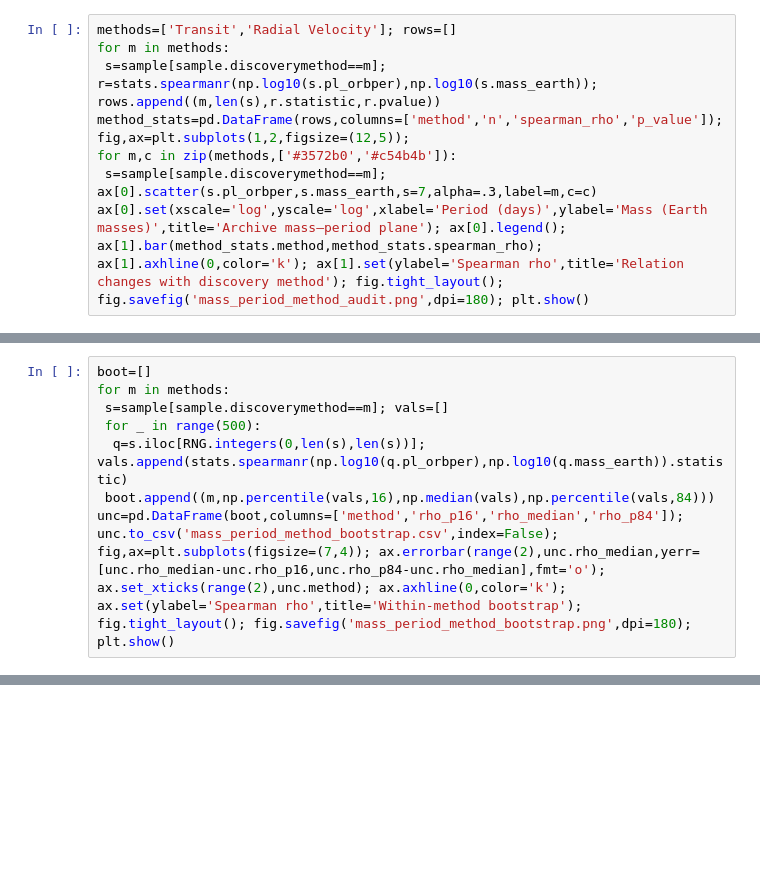
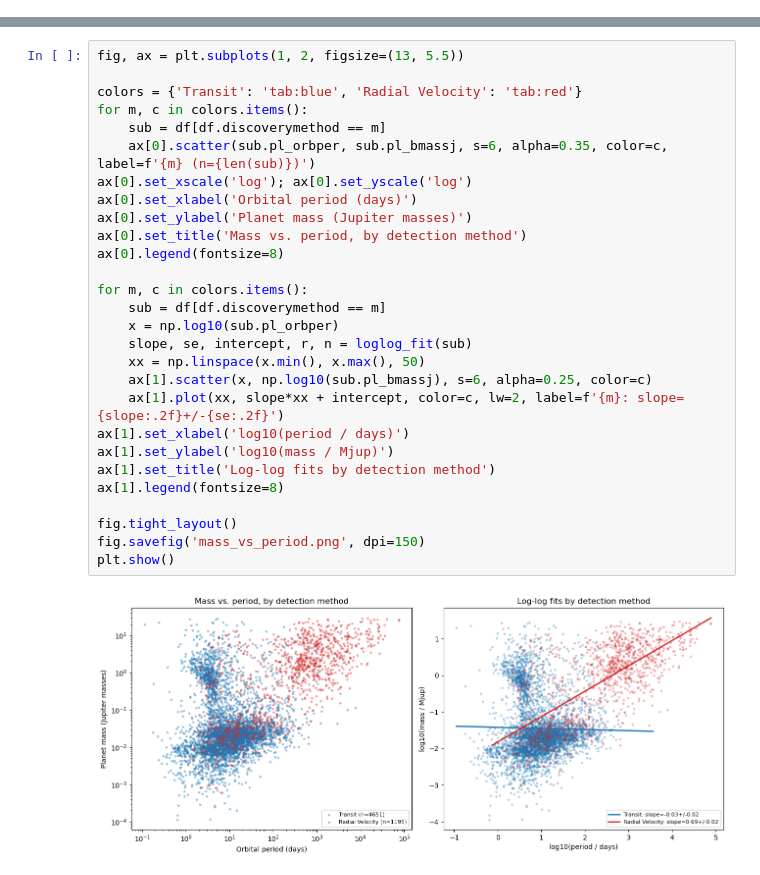
Before and after one commit to Biswajit1999/daily-astro-notebooks, a Jupyter notebook: exoplanet-archive/2026-07-30-mass-period-trend/notebook.ipynb, the cells around one changed output, grey strips where cells are left out. Drawn from its saved outputs; the diff is of its cells as text; blank space fills up the shorter version.

```diff
--- a/exoplanet-archive/2026-07-30-mass-period-trend/notebook.ipynb
+++ b/exoplanet-archive/2026-07-30-mass-period-trend/notebook.ipynb
@@ -72,8 +0,0 @@ raw=pd.read_csv(DATA/'exoplanet_composite_archive.csv').drop_duplicates('pl_name
-# %%
-methods=['Transit','Radial Velocity']; rows=[]
-for m in methods:
- s=sample[sample.discoverymethod==m]; r=stats.spearmanr(np.log10(s.pl_orbper),np.log10(s.mass_earth)); rows.append((m,len(s),r.statistic,r.pvalue))
-method_stats=pd.DataFrame(rows,columns=['method','n','spearman_rho','p_value']); fig,ax=plt.subplots(1,2,figsize=(12,5));
-for m,c in zip(methods,['#3572b0','#c54b4b']):
- s=sample[sample.discoverymethod==m]; ax[0].scatter(s.pl_orbper,s.mass_earth,s=7,alpha=.3,label=m,c=c)
-ax[0].set(xscale='log',yscale='log',xlabel='Period (days)',ylabel='Mass (Earth masses)',title='Archive mass–period plane'); ax[0].legend(); ax[1].bar(method_stats.method,method_stats.spearman_rho); ax[1].axhline(0,color='k'); ax[1].set(ylabel='Spearman rho',title='Relation changes with discovery method'); fig.tight_layout(); fig.savefig('mass_period_method_audit.png',dpi=180); plt.show()
@@ -82,8 +0,0 @@ ax[0].set(xscale='log',yscale='log',xlabel='Period (days)',ylabel='Mass (Earth m
-# %%
-boot=[]
-for m in methods:
- s=sample[sample.discoverymethod==m]; vals=[]
- for _ in range(500):
-  q=s.iloc[RNG.integers(0,len(s),len(s))]; vals.append(stats.spearmanr(np.log10(q.pl_orbper),np.log10(q.mass_earth)).statistic)
- boot.append((m,np.percentile(vals,16),np.median(vals),np.percentile(vals,84)))
-unc=pd.DataFrame(boot,columns=['method','rho_p16','rho_median','rho_p84']); unc.to_csv('mass_period_method_bootstrap.csv',index=False); fig,ax=plt.subplots(figsize=(7,4)); ax.errorbar(range(2),unc.rho_median,yerr=[unc.rho_median-unc.rho_p16,unc.rho_p84-unc.rho_median],fmt='o'); ax.set_xticks(range(2),unc.method); ax.axhline(0,color='k'); ax.set(ylabel='Spearman rho',title='Within-method bootstrap'); fig.tight_layout(); fig.savefig('mass_period_method_bootstrap.png',dpi=180); plt.show()
@@ -119,0 +93,30 @@ different, and missing parameters are informative.
+# %%
+fig, ax = plt.subplots(1, 2, figsize=(13, 5.5))
+
+colors = {'Transit': 'tab:blue', 'Radial Velocity': 'tab:red'}
+for m, c in colors.items():
+    sub = df[df.discoverymethod == m]
+    ax[0].scatter(sub.pl_orbper, sub.pl_bmassj, s=6, alpha=0.35, color=c, label=f'{m} (n={len(sub)})')
+ax[0].set_xscale('log'); ax[0].set_yscale('log')
+ax[0].set_xlabel('Orbital period (days)')
+ax[0].set_ylabel('Planet mass (Jupiter masses)')
+ax[0].set_title('Mass vs. period, by detection method')
+ax[0].legend(fontsize=8)
+
+for m, c in colors.items():
+    sub = df[df.discoverymethod == m]
+    x = np.log10(sub.pl_orbper)
+    slope, se, intercept, r, n = loglog_fit(sub)
+    xx = np.linspace(x.min(), x.max(), 50)
+    ax[1].scatter(x, np.log10(sub.pl_bmassj), s=6, alpha=0.25, color=c)
+    ax[1].plot(xx, slope*xx + intercept, color=c, lw=2, label=f'{m}: slope={slope:.2f}+/-{se:.2f}')
+ax[1].set_xlabel('log10(period / days)')
+ax[1].set_ylabel('log10(mass / Mjup)')
+ax[1].set_title('Log-log fits by detection method')
+ax[1].legend(fontsize=8)
+
+fig.tight_layout()
+fig.savefig('mass_vs_period.png', dpi=150)
+plt.show()
+# %% [output]
+[figure, added]
```
Also changed, not shown: parts of 19 cells of this notebook, 29 other files.
